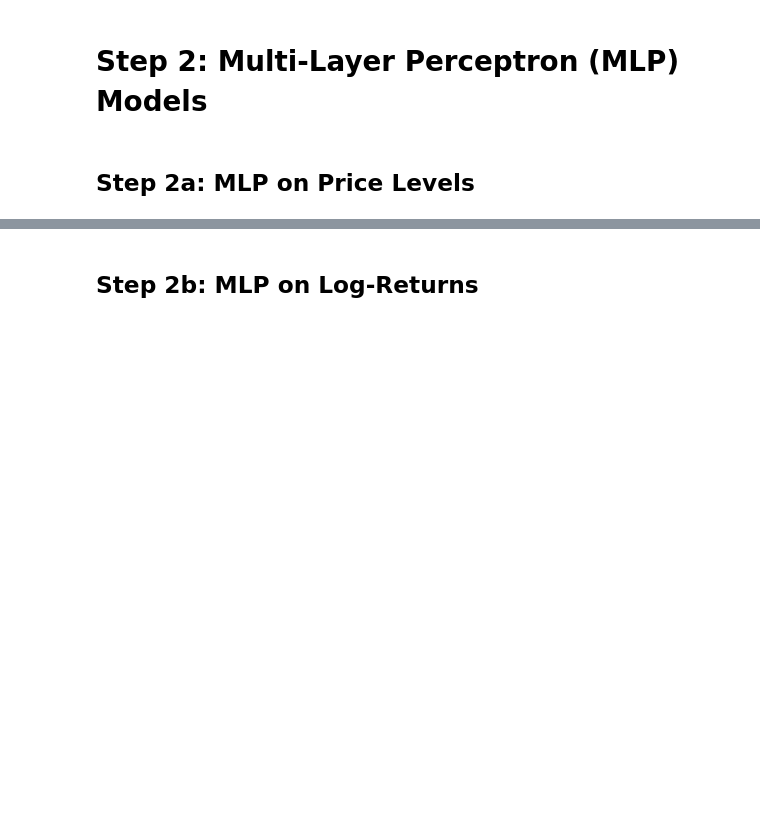
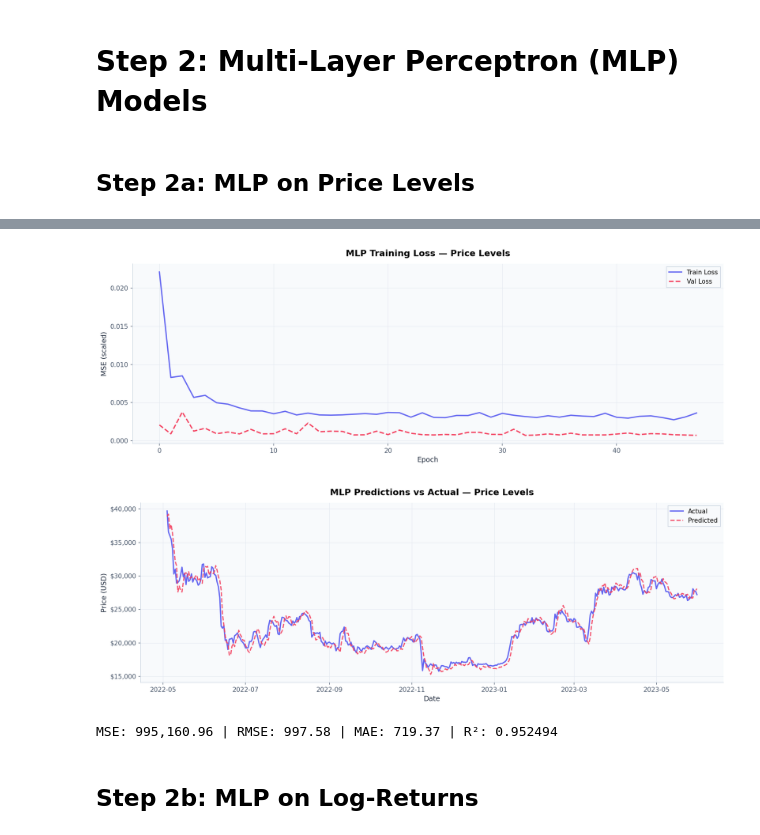
Before and after one commit to QuantSingularity/CNN-MLP-GAF-Deep-Learning-Finance, a Jupyter notebook: BTC_MLP_CNN_GAF_Forecasting.ipynb, the cells around one changed output, grey strips where cells are left out. Drawn from its saved outputs; the diff is of its cells as text; code cells hidden in the pictures; blank space fills up the shorter version.

```diff
--- a/BTC_MLP_CNN_GAF_Forecasting.ipynb
+++ b/BTC_MLP_CNN_GAF_Forecasting.ipynb
@@ -675,2 +522,42 @@ R-squared: 0.954119
+# %%
+# — Loss curve —
+fig, ax = plt.subplots(figsize=FIG_SIZE)
+ax.plot(hist_lev.history['loss'],     color=C['indigo'], lw=2,        label='Train Loss')
+ax.plot(hist_lev.history['val_loss'], color=C['rose'],   lw=2, ls='--', label='Val Loss')
+ax.set_title('MLP Training Loss — Price Levels')
+ax.set_xlabel('Epoch'); ax.set_ylabel('MSE (scaled)'); ax.legend()
+plt.tight_layout(); plt.show()
+
+y_pred_lev_sc = mlp_lev.predict(X_te_lev_sc, verbose=0).ravel()
+y_pred_lev    = sc_lev_y.inverse_transform(y_pred_lev_sc.reshape(-1, 1)).ravel()
+
+
+y_te_lev_plot  = y_te_lev
+
+y_pred_lev     = y_pred_lev[:len(y_te_lev_plot)]
+
+# Build index based on the length of the aligned predictions/actuals
+lev_test_index = close.index[split + MLP_WINDOW : split + MLP_WINDOW + len(y_te_lev_plot)]
+
+# — Predictions vs Actual —
+fig, ax = plt.subplots(figsize=FIG_SIZE)
+ax.plot(lev_test_index, y_te_lev_plot, color=C['indigo'], lw=2,        label='Actual')
+ax.plot(lev_test_index, y_pred_lev,    color=C['rose'],   lw=1.8, ls='--', label='Predicted', alpha=0.9)
+ax.set_title('MLP Predictions vs Actual — Price Levels')
+ax.set_xlabel('Date'); ax.set_ylabel('Price (USD)')
+ax.yaxis.set_major_formatter(plt.FuncFormatter(lambda x, _: f'${x:,.0f}'))
+ax.legend()
+plt.tight_layout(); plt.show()
+
+mse_l  = mean_squared_error(y_te_lev_plot, y_pred_lev)
+rmse_l = np.sqrt(mse_l)
+mae_l  = mean_absolute_error(y_te_lev_plot, y_pred_lev)
+r2_l   = r2_score(y_te_lev_plot, y_pred_lev)
+print(f"MSE: {mse_l:,.2f} | RMSE: {rmse_l:,.2f} | MAE: {mae_l:,.2f} | R²: {r2_l:.6f}")
+mlp_metrics['Levels'] = dict(MSE=mse_l, RMSE=rmse_l, MAE=mae_l, R2=r2_l)
+# %% [output]
+[figure, added]
+[figure, added]
+MSE: 995,160.96 | RMSE: 997.58 | MAE: 719.37 | R²: 0.952494
 # %% [markdown]
 ## Step 2b: MLP on Log-Returns
```
Also changed, not shown: parts of 38 cells of this notebook.
